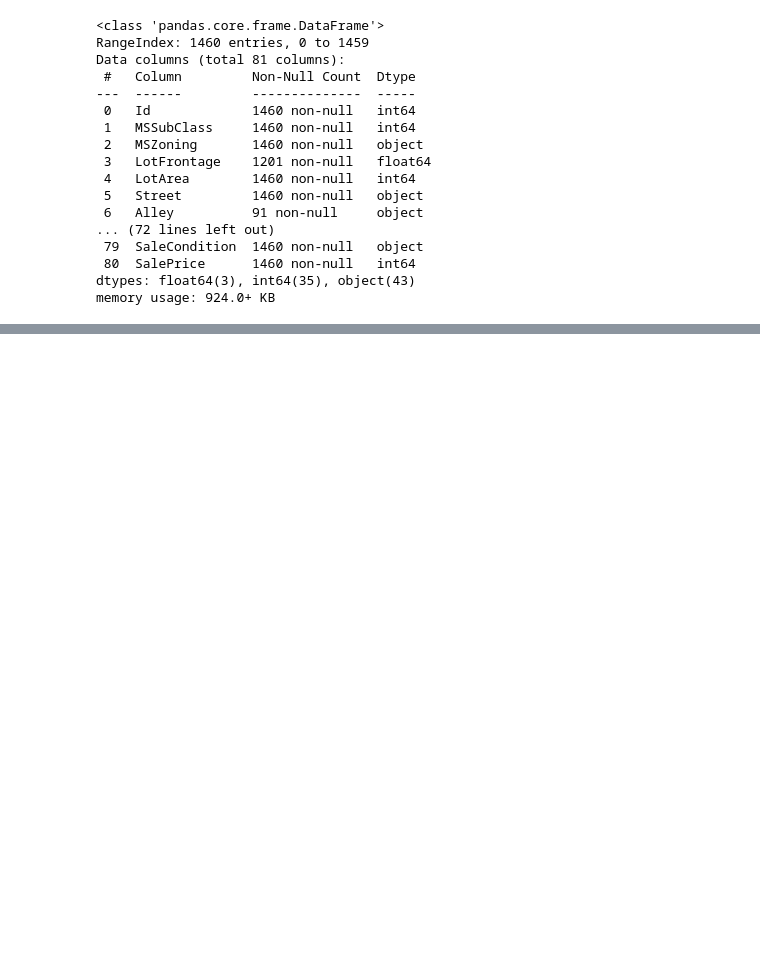
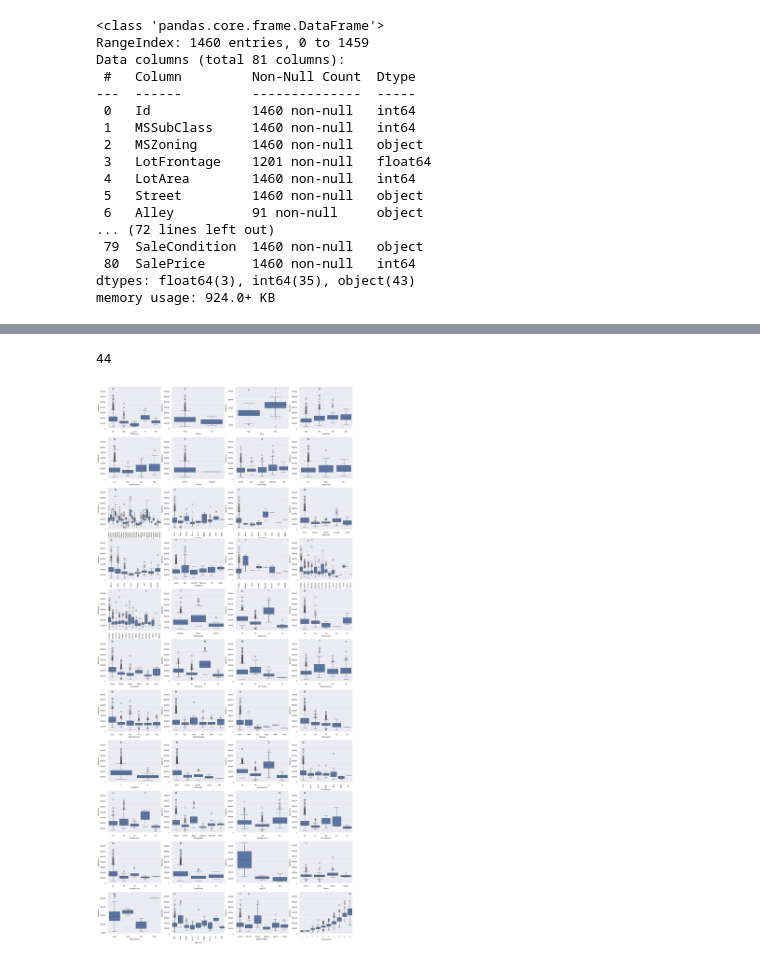
Before and after one commit to Cheslaff/HandsOnML, a Jupyter notebook: Practice/House Price Prediction/main.ipynb, the cells around one changed output, grey strips where cells are left out. Saved outputs shown, nothing was run; the diff lists cells and outputs as text; code cells hidden in the pictures; blank space fills up the shorter version.

```diff
--- a/Practice/House Price Prediction/main.ipynb
+++ b/Practice/House Price Prediction/main.ipynb
@@ -270,0 +129,11 @@ plot_num_relationship("GrLivArea")
+# %%
+len(categorical_features)
+# %% [output]
+44
+# %%
+plt.figure(figsize=(20, 45))
+for i, feature in enumerate(categorical_features):
+    plt.subplot(11, 4, i+1)
+    plot_cat_dependency(feature)
+# %% [output]
+[figure, added]
```
Also changed, not shown: parts of 81 cells of this notebook.
